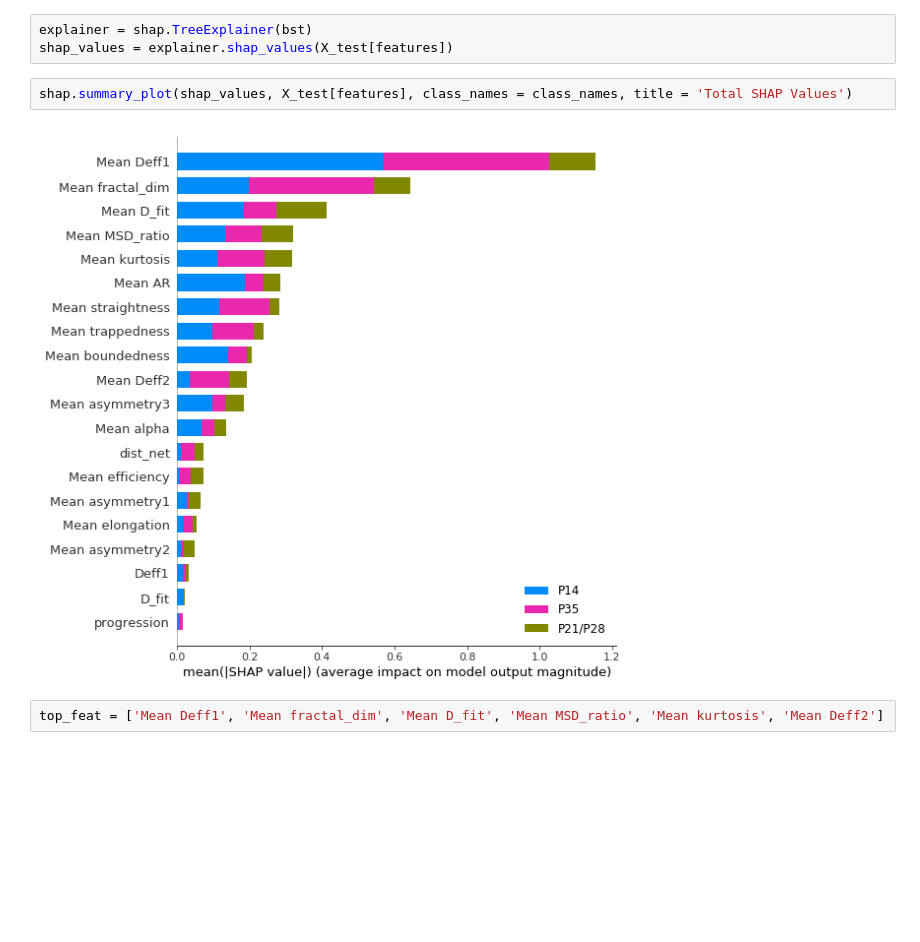
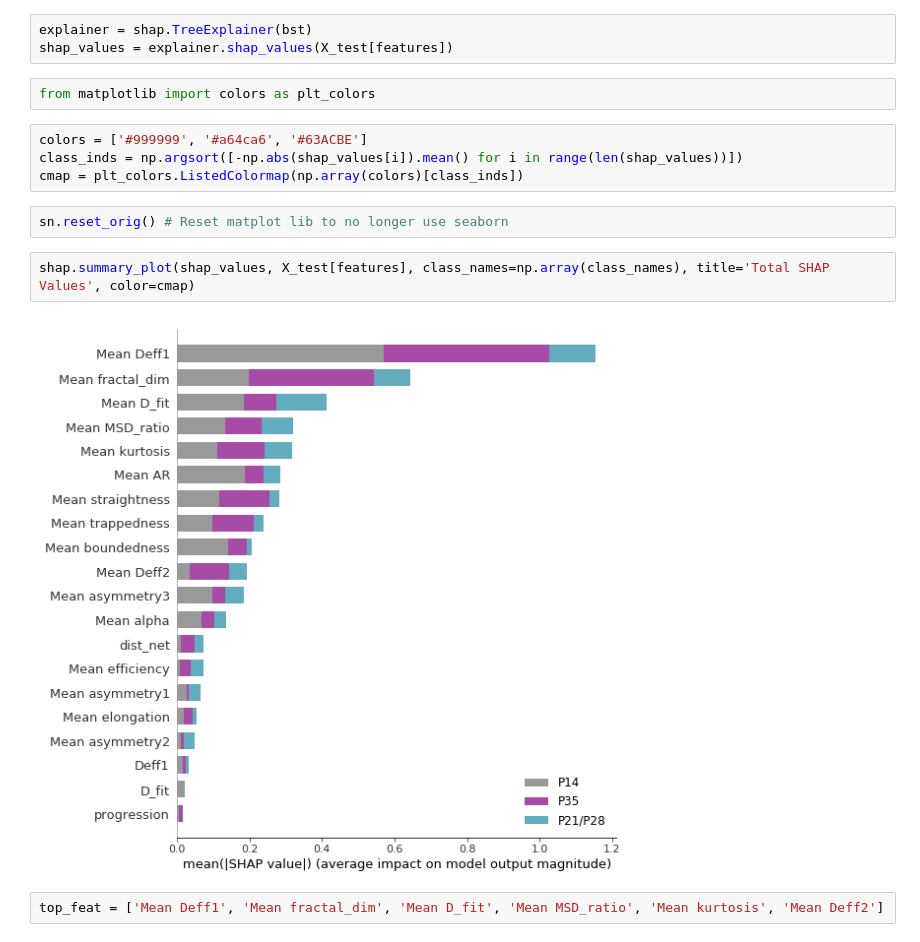
Before and after one commit to dash2927/ECM-MPT-Predictive_Age_Data, a Jupyter notebook: analysis_P21_P28_combined.ipynb, the cells around one changed output. Saved outputs shown, nothing was run; the diff lists cells and outputs as text; blank space fills up the shorter version.

```diff
--- a/analysis_P21_P28_combined.ipynb
+++ b/analysis_P21_P28_combined.ipynb
@@ -366,10 +366,18 @@ pl.show()
 # %%
 explainer = shap.TreeExplainer(bst)
 shap_values = explainer.shap_values(X_test[features])
+# %%
+from matplotlib import colors as plt_colors
+# %%
+colors = ['#999999', '#a64ca6', '#63ACBE']
+class_inds = np.argsort([-np.abs(shap_values[i]).mean() for i in range(len(shap_values))])
+cmap = plt_colors.ListedColormap(np.array(colors)[class_inds])
+# %%
+sn.reset_orig() # Reset matplot lib to no longer use seaborn
 # %%
-shap.summary_plot(shap_values, X_test[features], class_names = class_names, title = 'Total SHAP Values')
+shap.summary_plot(shap_values, X_test[features], class_names=np.array(class_names), title='Total SHAP Values', color=cmap)
 # %% [output]
-[figure, old version]
+[figure, new version]
 # %%
 top_feat = ['Mean Deff1', 'Mean fractal_dim', 'Mean D_fit', 'Mean MSD_ratio', 'Mean kurtosis', 'Mean Deff2']
 # %%
```
Also changed, not shown: parts of 4 cells of this notebook, 10 other files.
